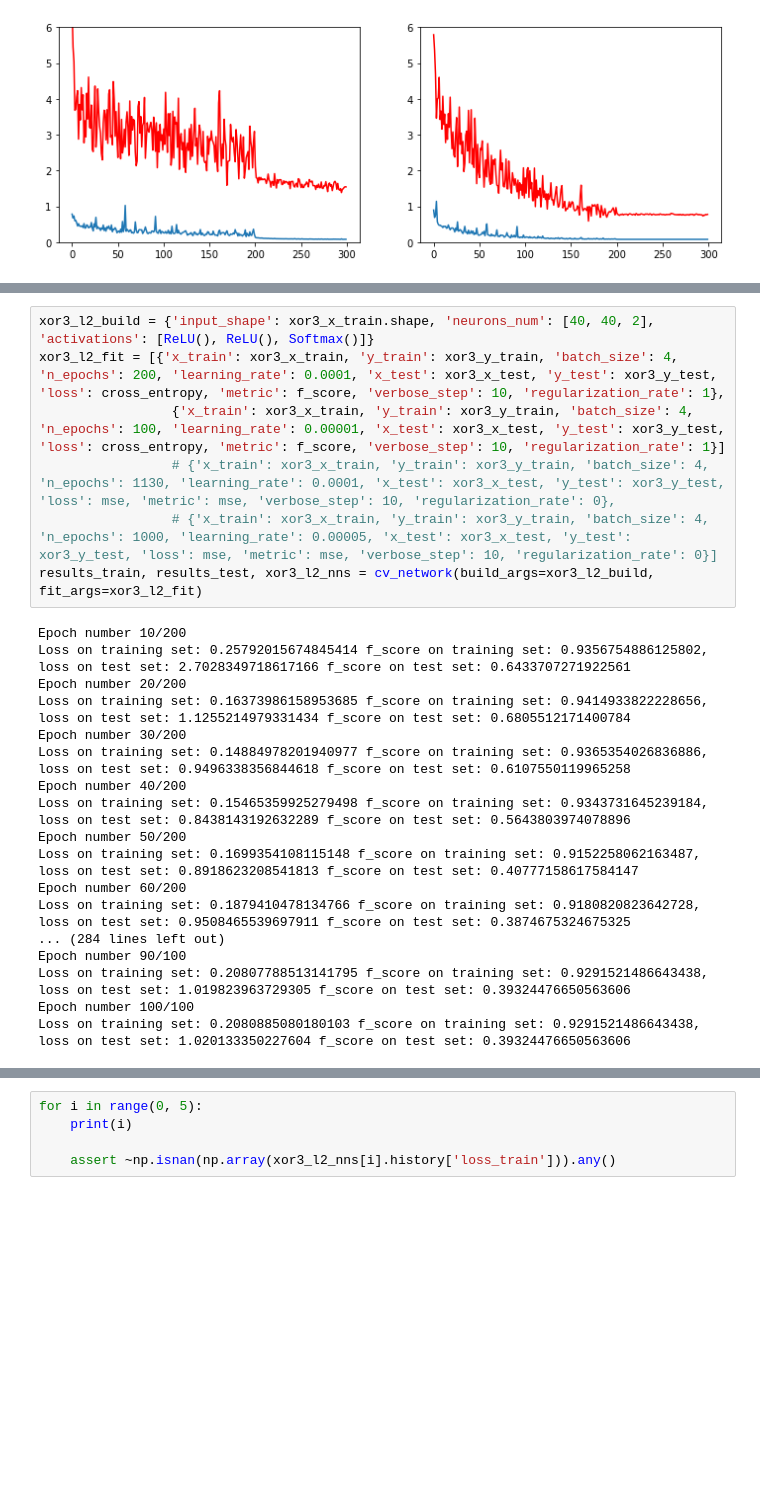
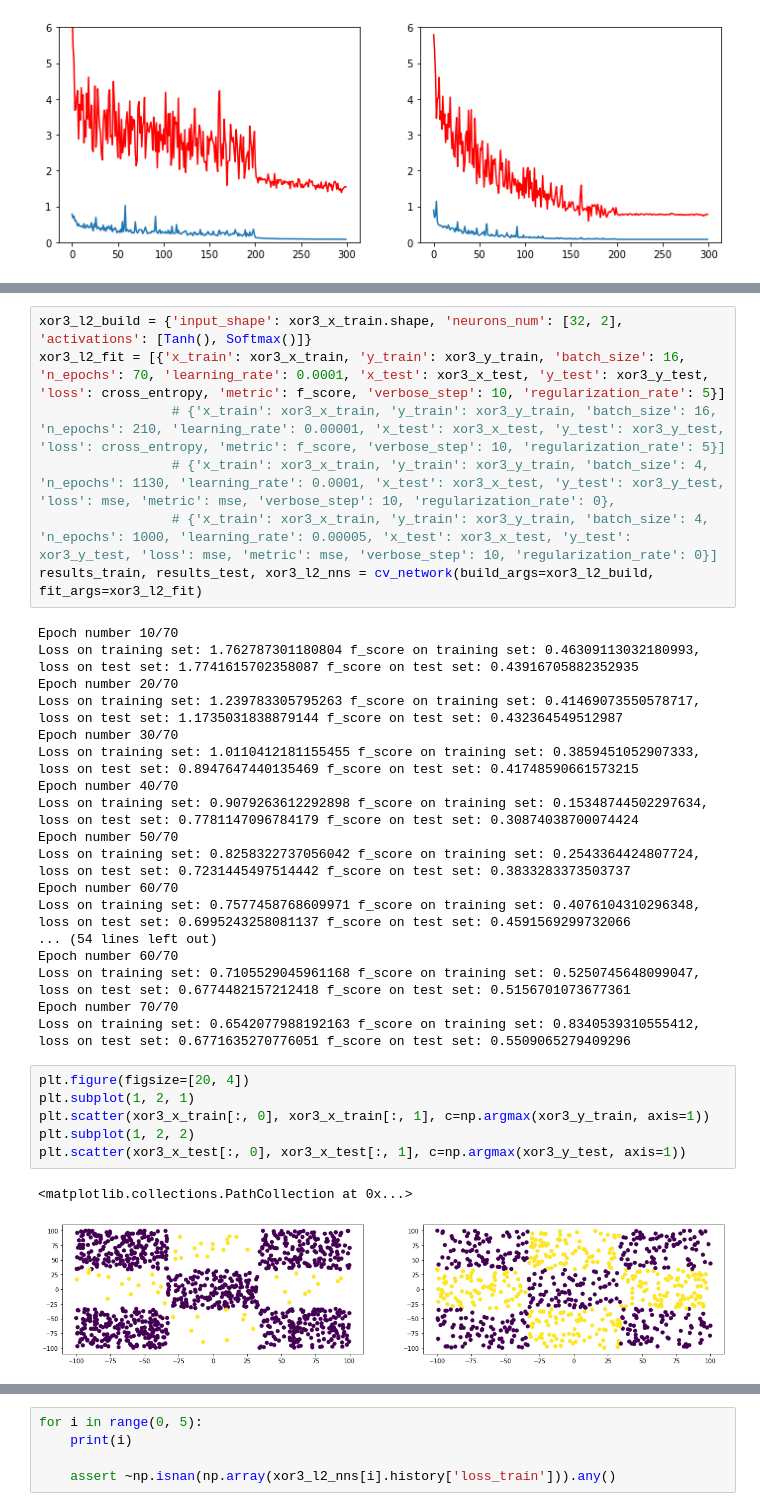
Before and after one commit to kaluskam/NN, a Jupyter notebook: notebooks/NN6.ipynb, the cells around one changed output, grey strips where cells are left out. Saved outputs shown, nothing was run; the diff lists cells and outputs as text; blank space fills up the shorter version.

```diff
--- a/notebooks/NN6.ipynb
+++ b/notebooks/NN6.ipynb
@@ -327,25 +377,34 @@ xor3_no_reg_nns[0].history['loss_train']
 # %%
-xor3_l2_build = {'input_shape': xor3_x_train.shape, 'neurons_num': [40, 40, 2], 'activations': [ReLU(), ReLU(), Softmax()]}
-xor3_l2_fit = [{'x_train': xor3_x_train, 'y_train': xor3_y_train, 'batch_size': 4, 'n_epochs': 200, 'learning_rate': 0.0001, 'x_test': xor3_x_test, 'y_test': xor3_y_test, 'loss': cross_entropy, 'metric': f_score, 'verbose_step': 10, 'regularization_rate': 1},
-                 {'x_train': xor3_x_train, 'y_train': xor3_y_train, 'batch_size': 4, 'n_epochs': 100, 'learning_rate': 0.00001, 'x_test': xor3_x_test, 'y_test': xor3_y_test, 'loss': cross_entropy, 'metric': f_score, 'verbose_step': 10, 'regularization_rate': 1}]
+xor3_l2_build = {'input_shape': xor3_x_train.shape, 'neurons_num': [32, 2], 'activations': [Tanh(), Softmax()]}
+xor3_l2_fit = [{'x_train': xor3_x_train, 'y_train': xor3_y_train, 'batch_size': 16, 'n_epochs': 70, 'learning_rate': 0.0001, 'x_test': xor3_x_test, 'y_test': xor3_y_test, 'loss': cross_entropy, 'metric': f_score, 'verbose_step': 10, 'regularization_rate': 5}]
+                 # {'x_train': xor3_x_train, 'y_train': xor3_y_train, 'batch_size': 16, 'n_epochs': 210, 'learning_rate': 0.00001, 'x_test': xor3_x_test, 'y_test': xor3_y_test, 'loss': cross_entropy, 'metric': f_score, 'verbose_step': 10, 'regularization_rate': 5}]
                  # {'x_train': xor3_x_train, 'y_train': xor3_y_train, 'batch_size': 4, 'n_epochs': 1130, 'learning_rate': 0.0001, 'x_test': xor3_x_test, 'y_test': xor3_y_test, 'loss': mse, 'metric': mse, 'verbose_step': 10, 'regularization_rate': 0},
                  # {'x_train': xor3_x_train, 'y_train': xor3_y_train, 'batch_size': 4, 'n_epochs': 1000, 'learning_rate': 0.00005, 'x_test': xor3_x_test, 'y_test': xor3_y_test, 'loss': mse, 'metric': mse, 'verbose_step': 10, 'regularization_rate': 0}]
 results_train, results_test, xor3_l2_nns = cv_network(build_args=xor3_l2_build, fit_args=xor3_l2_fit)
 # %% [output]
-Epoch number 10/200
-Loss on training set: 0.25792015674845414 f_score on training set: 0.9356754886125802, loss on test set: 2.7028349718617166 f_score on test set: 0.6433707271922561
-Epoch number 20/200
-Loss on training set: 0.16373986158953685 f_score on training set: 0.9414933822228656, loss on test set: 1.1255214979331434 f_score on test set: 0.6805512171400784
-Epoch number 30/200
-Loss on training set: 0.14884978201940977 f_score on training set: 0.9365354026836886, loss on test set: 0.9496338356844618 f_score on test set: 0.6107550119965258
-Epoch number 40/200
-Loss on training set: 0.15465359925279498 f_score on training set: 0.9343731645239184, loss on test set: 0.8438143192632289 f_score on test set: 0.5643803974078896
-Epoch number 50/200
-Loss on training set: 0.1699354108115148 f_score on training set: 0.9152258062163487, loss on test set: 0.8918623208541813 f_score on test set: 0.40777158617584147
-Epoch number 60/200
-Loss on training set: 0.1879410478134766 f_score on training set: 0.9180820823642728, loss on test set: 0.9508465539697911 f_score on test set: 0.3874675324675325
-... (284 lines left out)
-Epoch number 90/100
-Loss on training set: 0.20807788513141795 f_score on training set: 0.9291521486643438, loss on test set: 1.019823963729305 f_score on test set: 0.39324476650563606
-Epoch number 100/100
-Loss on training set: 0.2080885080180103 f_score on training set: 0.9291521486643438, loss on test set: 1.020133350227604 f_score on test set: 0.39324476650563606
+Epoch number 10/70
+Loss on training set: 1.762787301180804 f_score on training set: 0.46309113032180993, loss on test set: 1.7741615702358087 f_score on test set: 0.43916705882352935
+Epoch number 20/70
+Loss on training set: 1.239783305795263 f_score on training set: 0.41469073550578717, loss on test set: 1.1735031838879144 f_score on test set: 0.432364549512987
+Epoch number 30/70
+Loss on training set: 1.0110412181155455 f_score on training set: 0.3859451052907333, loss on test set: 0.8947647440135469 f_score on test set: 0.41748590661573215
+Epoch number 40/70
+Loss on training set: 0.9079263612292898 f_score on training set: 0.15348744502297634, loss on test set: 0.7781147096784179 f_score on test set: 0.30874038700074424
+Epoch number 50/70
+Loss on training set: 0.8258322737056042 f_score on training set: 0.2543364424807724, loss on test set: 0.7231445497514442 f_score on test set: 0.3833283373503737
+Epoch number 60/70
+Loss on training set: 0.7577458768609971 f_score on training set: 0.4076104310296348, loss on test set: 0.6995243258081137 f_score on test set: 0.4591569299732066
+... (54 lines left out)
+Epoch number 60/70
+Loss on training set: 0.7105529045961168 f_score on training set: 0.5250745648099047, loss on test set: 0.6774482157212418 f_score on test set: 0.5156701073677361
+Epoch number 70/70
+Loss on training set: 0.6542077988192163 f_score on training set: 0.8340539310555412, loss on test set: 0.6771635270776051 f_score on test set: 0.5509065279409296
+# %%
+plt.figure(figsize=[20, 4])
+plt.subplot(1, 2, 1)
+plt.scatter(xor3_x_train[:, 0], xor3_x_train[:, 1], c=np.argmax(xor3_y_train, axis=1))
+plt.subplot(1, 2, 2)
+plt.scatter(xor3_x_test[:, 0], xor3_x_test[:, 1], c=np.argmax(xor3_y_test, axis=1))
+# %% [output]
+<matplotlib.collections.PathCollection at 0x...>
+[figure, added]
```
Also changed, not shown: parts of 7 cells of this notebook.
